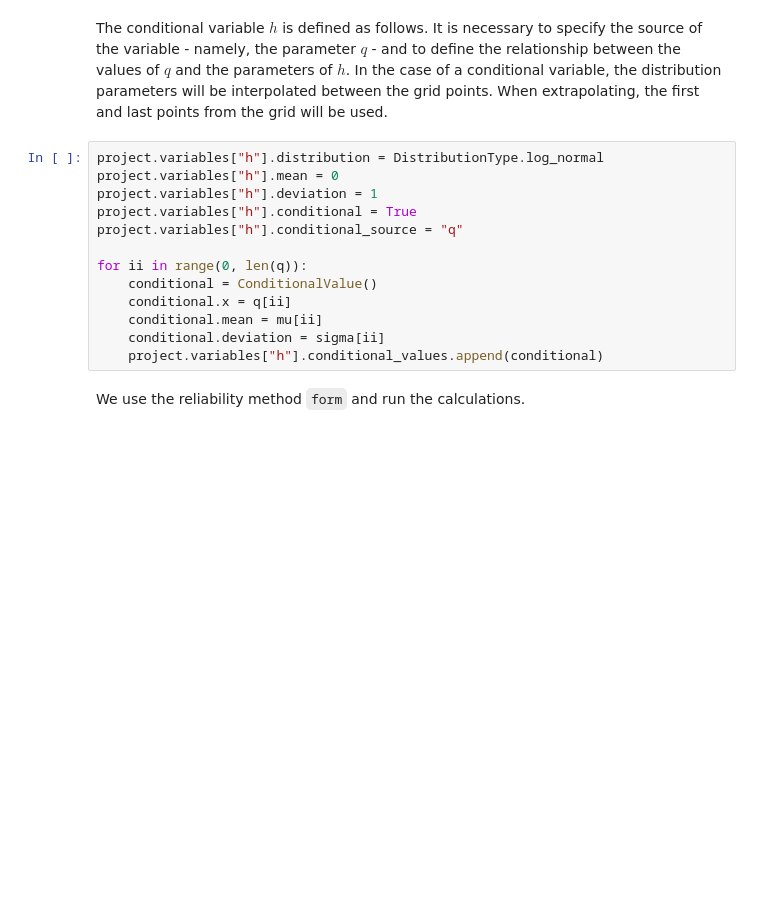
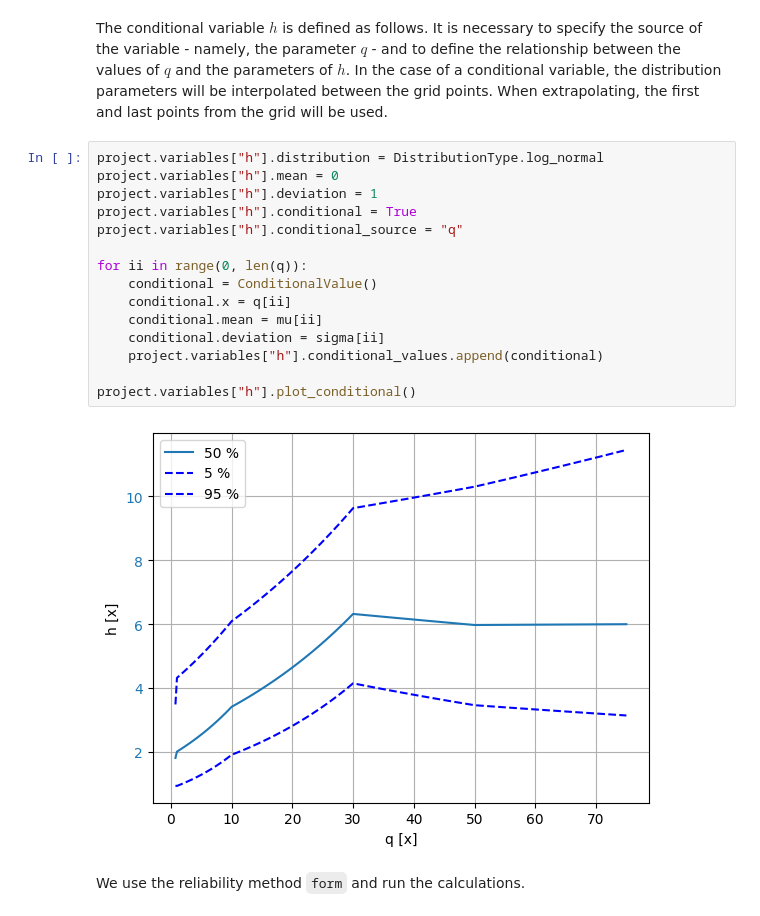
Before and after one commit to Deltares/ProbabilisticLibrary, a Jupyter notebook: sources/Deltares.Probabilistic.PWrapper.Notebooks/conditional_variable.ipynb, the cells around one changed output. Drawn from its saved outputs; the diff is of its cells as text; blank space fills up the shorter version.

```diff
--- a/sources/Deltares.Probabilistic.PWrapper.Notebooks/conditional_variable.ipynb
+++ b/sources/Deltares.Probabilistic.PWrapper.Notebooks/conditional_variable.ipynb
@@ -52,16 +52,20 @@ The conditional variable $h$ is defined as follows. It is necessary to specify t
 # %%
 project.variables["h"].distribution = DistributionType.log_normal
 project.variables["h"].mean = 0
 project.variables["h"].deviation = 1
 project.variables["h"].conditional = True
 project.variables["h"].conditional_source = "q"
 
 for ii in range(0, len(q)):
     conditional = ConditionalValue()
     conditional.x = q[ii]
     conditional.mean = mu[ii]
     conditional.deviation = sigma[ii]
     project.variables["h"].conditional_values.append(conditional)
+
+project.variables["h"].plot_conditional()
+# %% [output]
+[figure, added]
 # %% [markdown]
 We use the reliability method `form` and run the calculations.
 # %%
```
Also changed, not shown: parts of 3 cells of this notebook, 2 other files.
